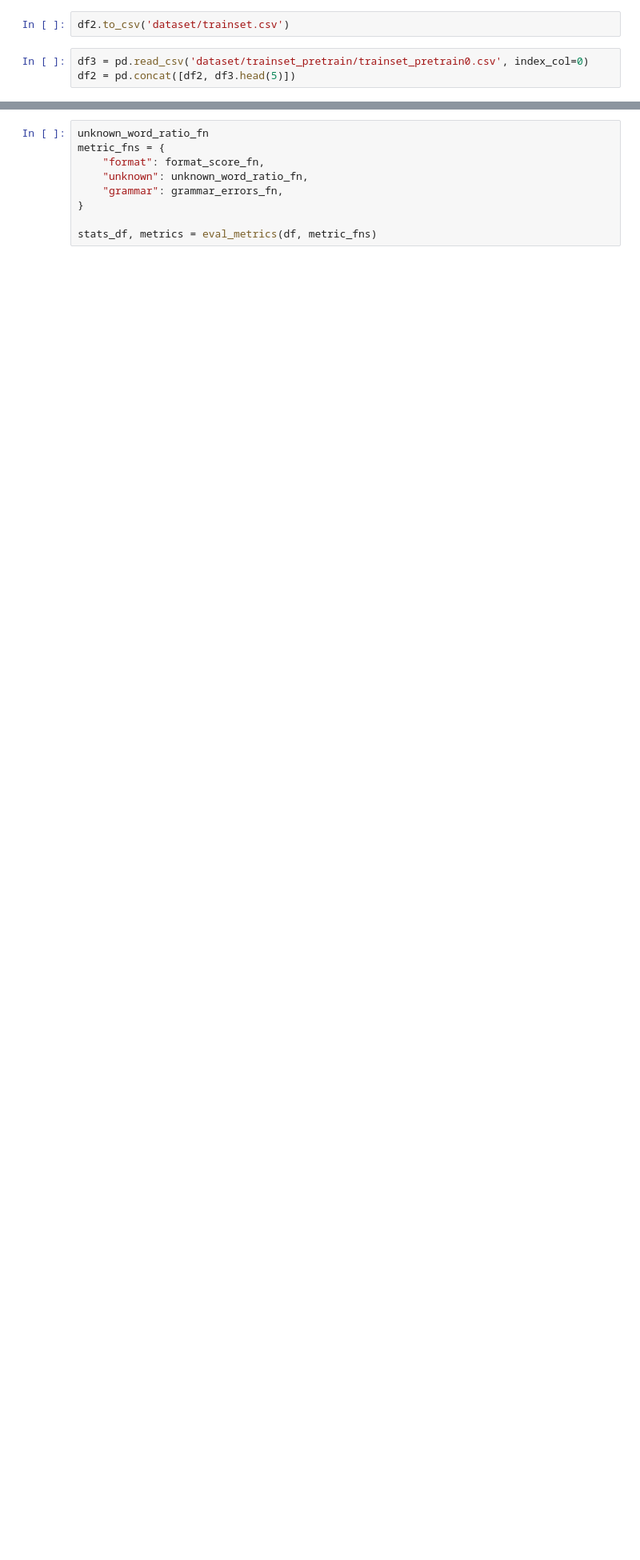
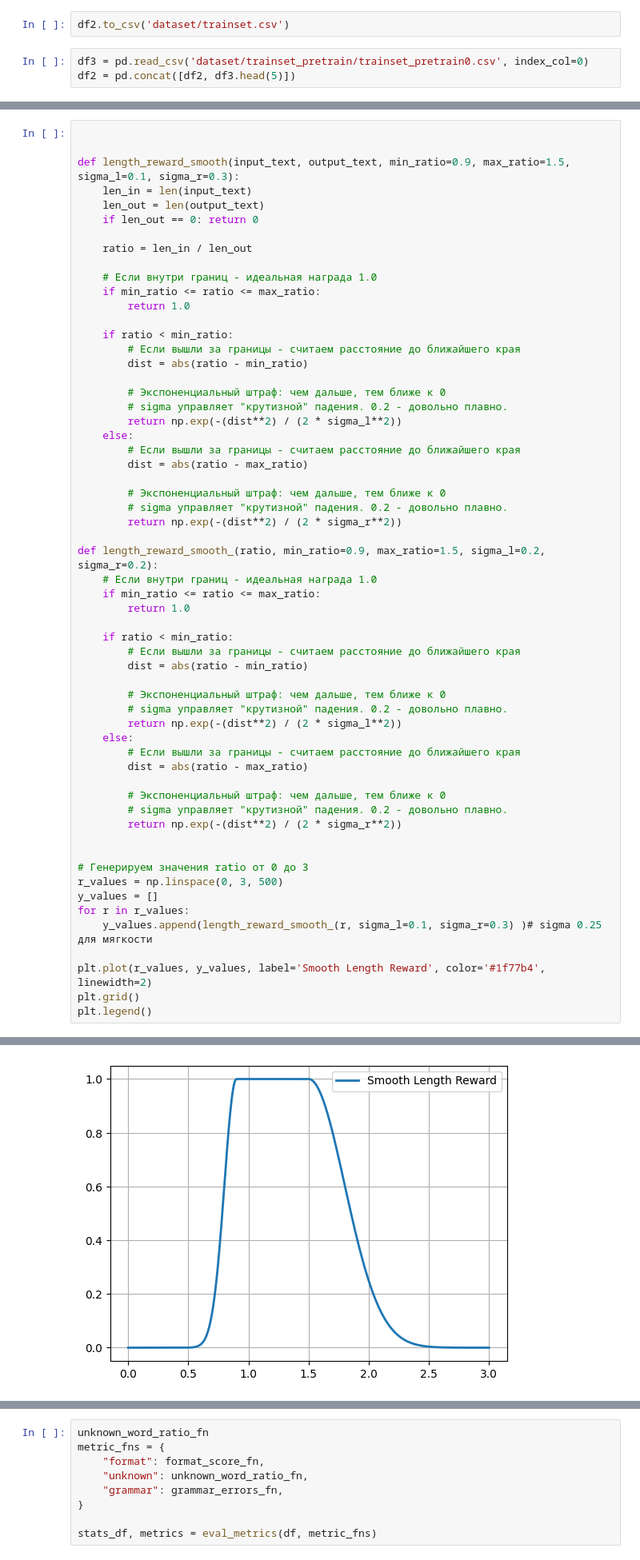
Before and after one commit to MarinaDistler/Prose-to-Poetry-RL, a Jupyter notebook: dataset-creation/check-metrics.ipynb, the cells around one changed output, grey strips where cells are left out. Shown at 80% size. Saved outputs shown, nothing was run; the diff lists cells and outputs as text; blank space fills up the shorter version.

```diff
--- a/dataset-creation/check-metrics.ipynb
+++ b/dataset-creation/check-metrics.ipynb
@@ -469,0 +501,60 @@ PROSE: Смерть Кощея спрятана неизвестно где, и
+# %%
+
+
+def length_reward_smooth(input_text, output_text, min_ratio=0.9, max_ratio=1.5, sigma_l=0.1, sigma_r=0.3):
+    len_in = len(input_text)
+    len_out = len(output_text)
+    if len_out == 0: return 0
+
+    ratio = len_in / len_out
+
+    # Если внутри границ - идеальная награда 1.0
+    if min_ratio <= ratio <= max_ratio:
+        return 1.0
+
+    if ratio < min_ratio:
+        # Если вышли за границы - считаем расстояние до ближайшего края
+        dist = abs(ratio - min_ratio)
+
+        # Экспоненциальный штраф: чем дальше, тем ближе к 0
+        # sigma управляет "крутизной" падения. 0.2 - довольно плавно.
+        return np.exp(-(dist**2) / (2 * sigma_l**2))
+    else:
+        # Если вышли за границы - считаем расстояние до ближайшего края
+        dist = abs(ratio - max_ratio)
+
+        # Экспоненциальный штраф: чем дальше, тем ближе к 0
+        # sigma управляет "крутизной" падения. 0.2 - довольно плавно.
+        return np.exp(-(dist**2) / (2 * sigma_r**2))
+
+def length_reward_smooth_(ratio, min_ratio=0.9, max_ratio=1.5, sigma_l=0.2, sigma_r=0.2):
+    # Если внутри границ - идеальная награда 1.0
+    if min_ratio <= ratio <= max_ratio:
+        return 1.0
+
+    if ratio < min_ratio:
+        # Если вышли за границы - считаем расстояние до ближайшего края
+        dist = abs(ratio - min_ratio)
+
+        # Экспоненциальный штраф: чем дальше, тем ближе к 0
+        # sigma управляет "крутизной" падения. 0.2 - довольно плавно.
+        return np.exp(-(dist**2) / (2 * sigma_l**2))
+    else:
+        # Если вышли за границы - считаем расстояние до ближайшего края
+        dist = abs(ratio - max_ratio)
+
+        # Экспоненциальный штраф: чем дальше, тем ближе к 0
+        # sigma управляет "крутизной" падения. 0.2 - довольно плавно.
+        return np.exp(-(dist**2) / (2 * sigma_r**2))
+
+
+# Генерируем значения ratio от 0 до 3
+r_values = np.linspace(0, 3, 500)
+y_values = []
+for r in r_values:
+    y_values.append(length_reward_smooth_(r, sigma_l=0.1, sigma_r=0.3) )# sigma 0.25 для мягкости
+
+plt.plot(r_values, y_values, label='Smooth Length Reward', color='#1f77b4', linewidth=2)
+plt.grid()
+plt.legend()
+# %% [output]
@@ -470,3 +562,4 @@ PROSE: Смерть Кощея спрятана неизвестно где, и
+[figure, added]
 # %%
 import random
 # считаем accuracy
```
Also changed, not shown: parts of 4 cells of this notebook, 3 other files.
